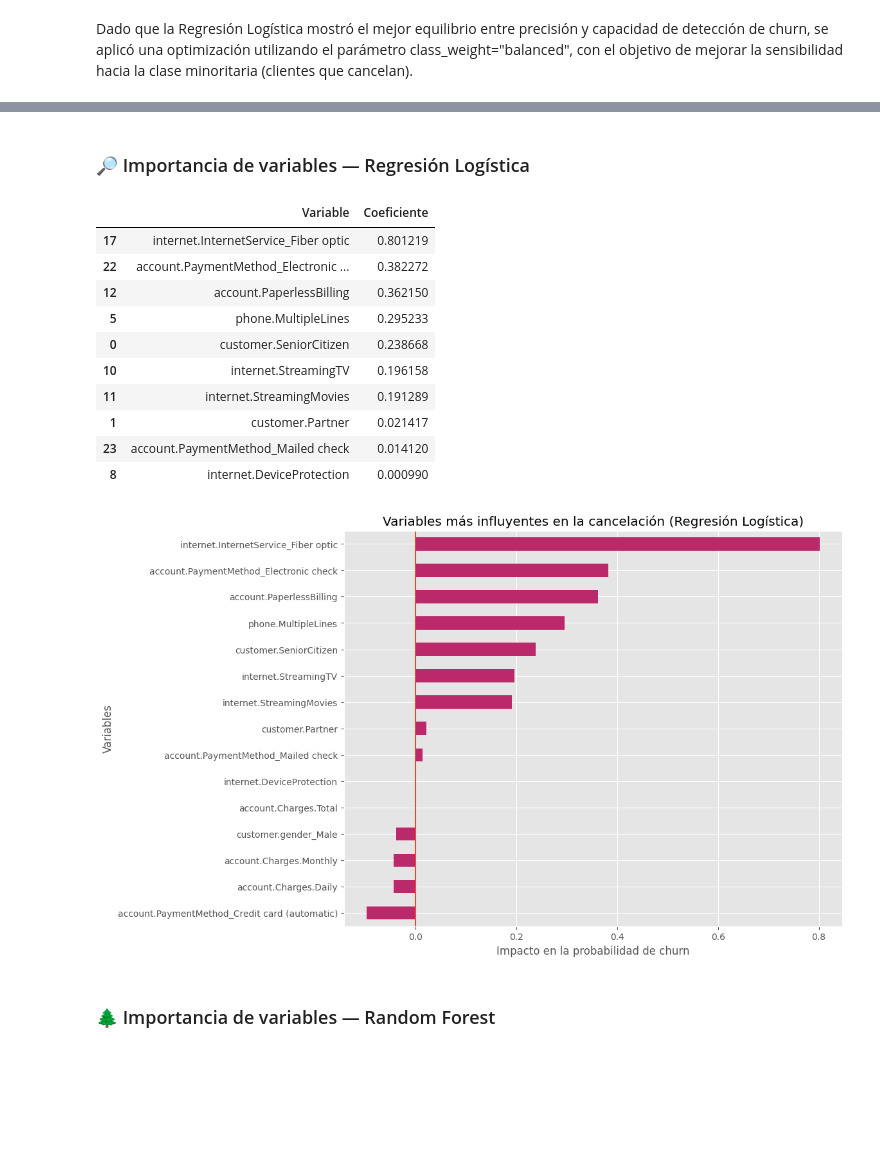
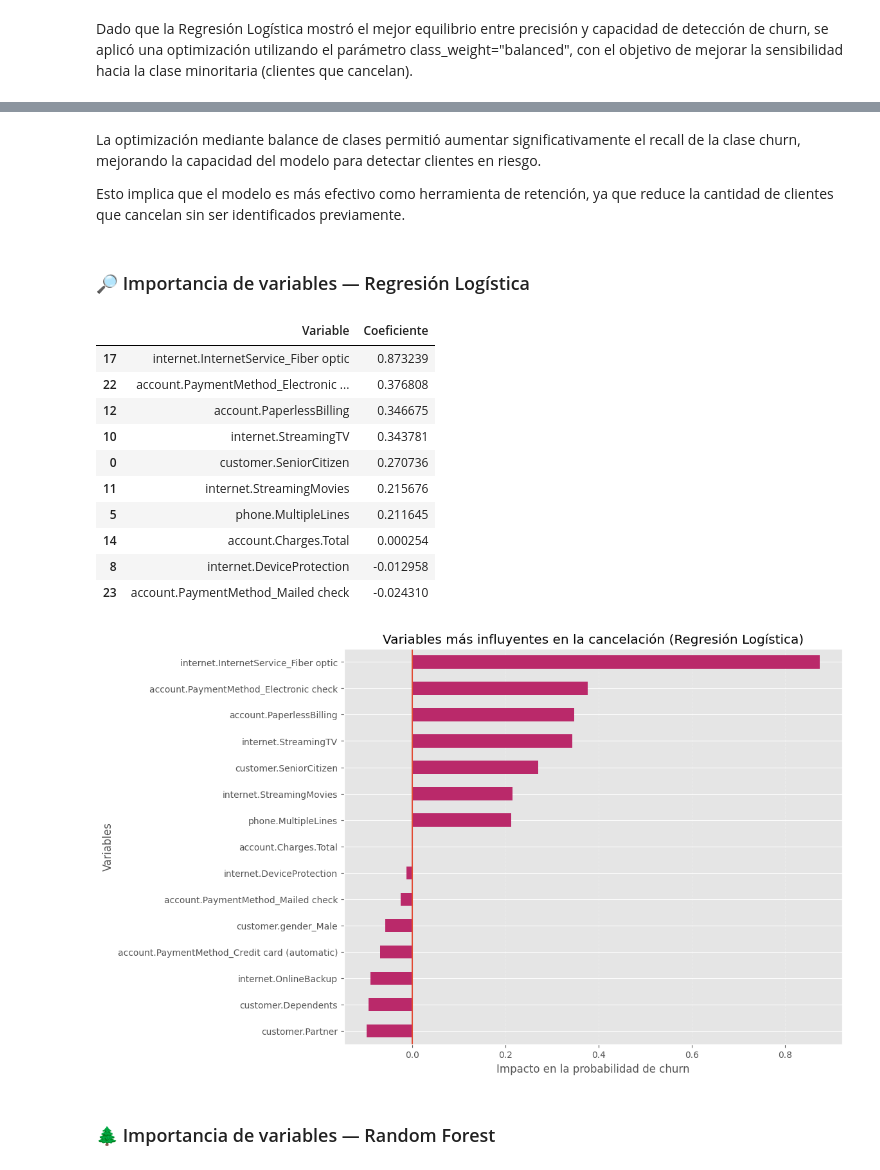
Before and after one commit to LauraPazGOT/Desafio-TelecomX-2parte, a Jupyter notebook: DesafioTelecomX2parte.ipynb, the cells around one changed output, grey strips where cells are left out. Saved outputs shown, nothing was run; the diff lists cells and outputs as text; code cells hidden in the pictures; blank space fills up the shorter version.

```diff
--- a/DesafioTelecomX2parte.ipynb
+++ b/DesafioTelecomX2parte.ipynb
@@ -112,8 +112,15 @@ dtype: int64
 X = df.drop(['Churn'],axis=1)
 y = df['Churn']
 # %%
-# Dividir primero
-X_train, X_test, y_train, y_test = train_test_split(X, y, test_size=0.2, random_state=42)
+# Dividir primero (con estratificacion)
+
+X_train, X_test, y_train, y_test = train_test_split(
+    X,
+    y,
+    test_size=0.2,
+    stratify=y,
+    random_state=42
+)
 # %% [markdown]
 ## 🔢 Codificación de variables categóricas
 # %%
@@ -269,0 +281,15 @@ X_train[columnas_numericas_continuas].describe().loc[['mean','std']]
+# %%
+from sklearn.dummy import DummyClassifier
+from sklearn.metrics import accuracy_score, precision_score, recall_score, f1_score
+
+print("Baseline — Dummy Classifier\n")
+
+dummy = DummyClassifier(strategy="most_frequent")
+dummy.fit(X_train, y_train)
+
+y_pred_dummy = dummy.predict(X_test)
+
+print("Accuracy:", accuracy_score(y_test, y_pred_dummy))
+print("Precision:", precision_score(y_test, y_pred_dummy, zero_division=0))
+print("Recall:", recall_score(y_test, y_pred_dummy))
+print("F1 Score:", f1_score(y_test, y_pred_dummy))
@@ -501,10 +584,14 @@ y_pred_final = modelo_final.predict(X_test)
+# %% [markdown]
+La optimización mediante balance de clases permitió aumentar significativamente el recall de la clase churn, mejorando la capacidad del modelo para detectar clientes en riesgo.
+
+Esto implica que el modelo es más efectivo como herramienta de retención, ya que reduce la cantidad de clientes que cancelan sin ser identificados previamente.
 # %% [markdown]
 ### 🔎 Importancia de variables — Regresión Logística
 # %%
 # Obtener coeficientes del modelo
 coeficientes = pd.DataFrame({
     "Variable": X_train.columns,
-    "Coeficiente": modelo_regresion_logistica.coef_[0]
+    "Coeficiente": modelo_final.coef_[0]
 })
 # %%
 # Ordenar por impacto
@@ -513,31 +600,33 @@ coeficientes = coeficientes.sort_values(by="Coeficiente", ascending=False)
 coeficientes.head(10)
 # %% [output]
 |  | Variable | Coeficiente |
-| 17 | internet.InternetService_Fiber optic | 0.801219 |
-| 22 | account.PaymentMethod_Electronic ... | 0.382272 |
-| 12 | account.PaperlessBilling | 0.362150 |
-| 5 | phone.MultipleLines | 0.295233 |
-| 0 | customer.SeniorCitizen | 0.238668 |
-| 10 | internet.StreamingTV | 0.196158 |
-| 11 | internet.StreamingMovies | 0.191289 |
-| 1 | customer.Partner | 0.021417 |
-| 23 | account.PaymentMethod_Mailed check | 0.014120 |
-| 8 | internet.DeviceProtection | 0.000990 |
+| 17 | internet.InternetService_Fiber optic | 0.873239 |
+| 22 | account.PaymentMethod_Electronic ... | 0.376808 |
+| 12 | account.PaperlessBilling | 0.346675 |
+| 10 | internet.StreamingTV | 0.343781 |
+| 0 | customer.SeniorCitizen | 0.270736 |
+| 11 | internet.StreamingMovies | 0.215676 |
+| 5 | phone.MultipleLines | 0.211645 |
+| 14 | account.Charges.Total | 0.000254 |
+| 8 | internet.DeviceProtection | -0.012958 |
+| 23 | account.PaymentMethod_Mailed check | -0.024310 |
 # %%
 plt.figure(figsize=(10,8))
 
 coeficientes.set_index("Variable").head(15)["Coeficiente"] \
     .sort_values() \
     .plot(kind="barh", color="#BA296A")
 
+plt.grid(axis='x', linestyle='--', alpha=0.3)
+
 plt.title("Variables más influyentes en la cancelación (Regresión Logística)")
 plt.xlabel("Impacto en la probabilidad de churn")
 plt.ylabel("Variables")
 
 plt.axvline(0)  # línea de referencia
 plt.show()
 # %% [output]
-[figure, old version]
+[figure, new version]
 # %% [markdown]
 ### 🌲 Importancia de variables — Random Forest
 # %%
```
Also changed, not shown: parts of 21 cells of this notebook.
